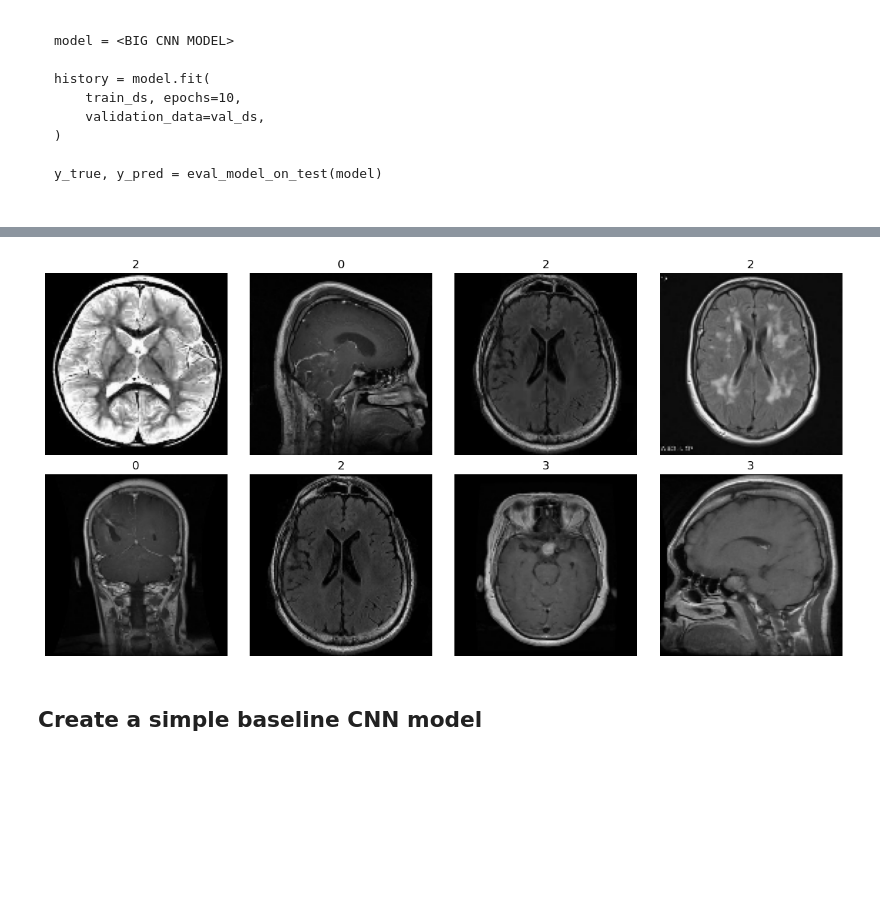
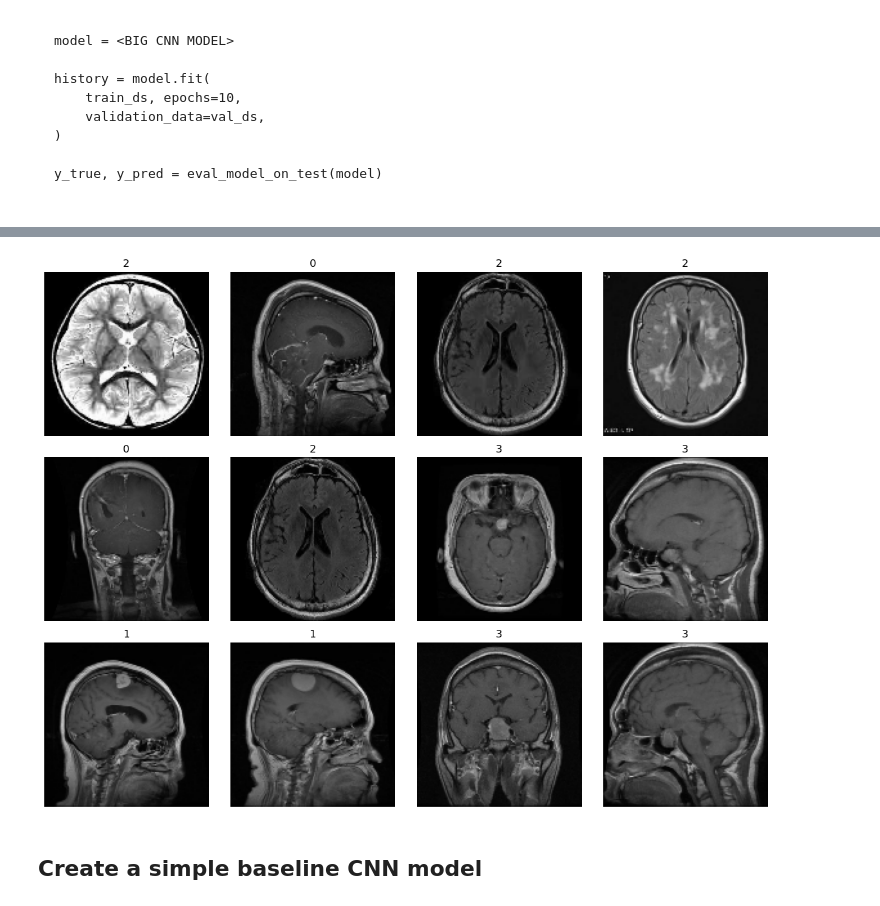
Before and after one commit to Kuroneko369/Brain-Tumor-Detector, a Jupyter notebook: Brain_Tumor_Detector_gammer.ipynb, the cells around one changed output, grey strips where cells are left out. Drawn from its saved outputs; the diff is of its cells as text; code cells hidden in the pictures; blank space fills up the shorter version.

```diff
--- a/Brain_Tumor_Detector_gammer.ipynb
+++ b/Brain_Tumor_Detector_gammer.ipynb
@@ -159,12 +183,12 @@ Using 1142 files for validation.
 # %%
-plt.figure(figsize=(12, 6))
+plt.figure(figsize=(12, 9))
 
 for images, labels in train_ds.take(1):
-    for i in range(8):
-        ax = plt.subplot(2, 4, i + 1)
+    for i in range(12):
+        ax = plt.subplot(3, 4, i + 1)
         plt.imshow(images[i].numpy().astype("uint8"))
         plt.title(int(labels[i]))
         plt.axis("off")
 plt.tight_layout()
 # %% [output]
-[figure, old version]
+[figure, new version]
```
Also changed, not shown: parts of 49 cells of this notebook.
